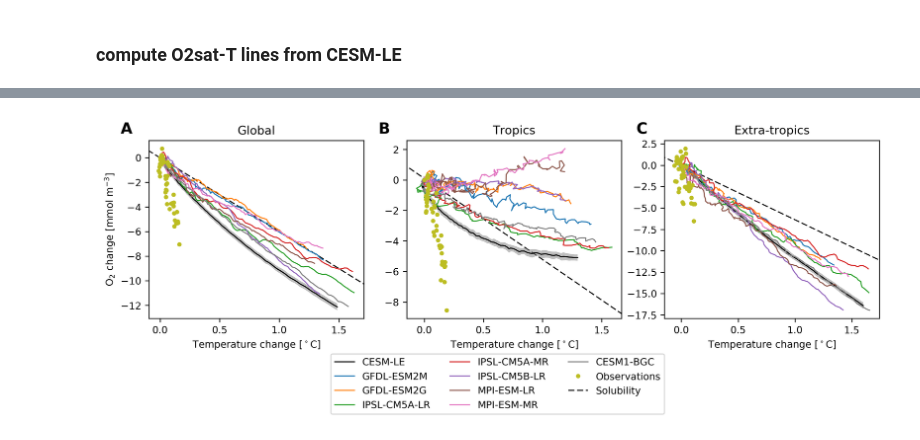
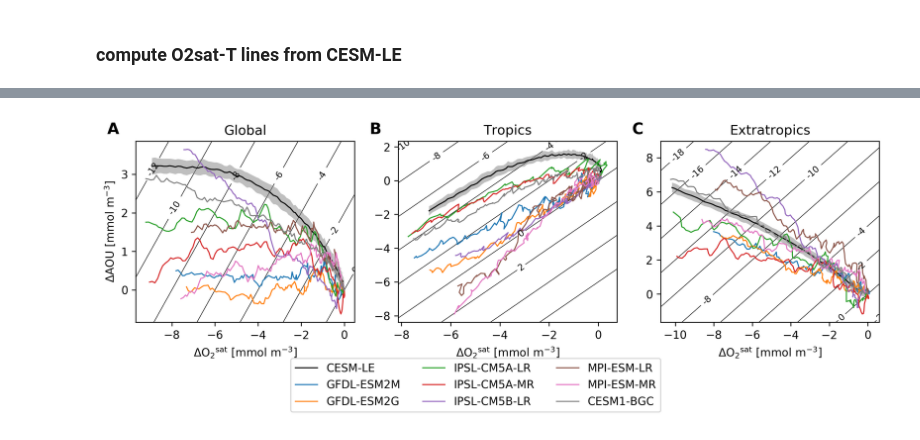
Before and after one commit to matt-long/iucn-deoxygenation-report, a Jupyter notebook: plot_tropical_hilat_phase.ipynb, the cells around one changed output, grey strips where cells are left out. Drawn from its saved outputs; the diff is of its cells as text; code cells hidden in the pictures.

```diff
--- a/plot_tropical_hilat_phase.ipynb
+++ b/plot_tropical_hilat_phase.ipynb
@@ -105,6 +105,7 @@ cmip['AOU'] = cmip.O2sat - cmip.O2
 
 #-- sort to make regions: global, low-lat, hi-lat
 cmip = cmip.sortby('region')
+cmip = cmip.assign_coords(region=region_names)
 cmip = cmip.transpose('model','time','region')
 #cmip = cmip.sel(model=['GFDL-ESM2M','IPSL-CM5A-LR','MPI-ESM-LR','CESM1-BGC'])
 cmip = cmip.sel(model=[m for m in model.values if m !='HADGEM'])
@@ -129,12 +143,16 @@ The observed O2 and T (ORAS4) time series, averaged over the high lat (>20N,S),
 matdata = sio.loadmat('data/WOD13_ORAS4_1958_2015.mat',
                        struct_as_record = False,
                        squeeze_me = True)
+yr = xr.DataArray(matdata['yr'],dims=('time'))
+
 T = xr.DataArray(matdata['Ta'],dims=('region','time'))
 o2 = xr.DataArray(matdata['O2a'],dims=('region','time'))
-yr = xr.DataArray(matdata['yr'],dims=('time'))
-region = xr.DataArray(np.array([1,2,0]),dims=('region'))
+
+region = xr.DataArray(np.array([2,1,0]),dims=('region'))
+
 obs = xr.Dataset({'TEMP':T,'O2':o2,'time':yr,'region':region})
 obs = obs.sortby('region')
 obs = obs.transpose('time','region')
+obs = obs.assign_coords(region = region_names)
 obs
 # %% [output]
@@ -148,0 +167,7 @@ Data variables:
+# %%
+for i in range(len(obs.region)):
+    fig = plt.figure(figsize=(12,4))
+    ax = fig.add_subplot(1,2,1)
+    obs.O2.isel(region=i).plot(ax=ax)
+    ax = fig.add_subplot(1,2,2)
+    obs.TEMP.isel(region=i).plot(ax=ax)
@@ -168,8 +197,7 @@ Data variables:
 # %% [markdown]
 ### compute differences from baseline for each dataset
 # %%
-period = [(1970,2010),(1970,2100)]
-
+period = [(1970,2014),(1970,2100)]
 dcesm_le = []
 scesm_le = []
 dcmip = []
@@ -217,51 +359,61 @@ print period
 # %%
-plot_name = os.path.join(diro['fig'],'o2change-temp-phase-diag.pdf')
+plot_name = os.path.join(diro['fig'],'aou-o2sat-phase-diag.pdf')
 fig = plt.figure(figsize=(12,3),dpi=300)
 gs = gridspec.GridSpec(1,3)
 matplotlib.rcParams['contour.negative_linestyle'] = 'solid'
 
-for ir,region in enumerate(['Global','Tropics','Extra-tropics']):
+for ip,region in enumerate(['Global','Tropics','Extratropics']):
     i = region_names.index(region)
 
-    ax = fig.add_subplot(gs[0,ir])
-    ax.plot(dcesm_le[1].TEMP[:,i],dcesm_le[1].O2[:,i],'k-',linewidth=1.,label='CESM-LE')
-    ax.fill_between(dcesm_le[1].TEMP[:,i],dcesm_le[1].O2[:,i]+scesm_le[1].O2[:,i],dcesm_le[1].O2[:,i]-scesm_le[1].O2[:,i],
-                  facecolor='gray',alpha=0.5)
+    ax = fig.add_subplot(gs[0,ip])
+    ax.plot(dcesm_le[1].O2sat[:,i],dcesm_le[1].AOU[:,i],'k-',linewidth=1.,label='CESM-LE')
+    ax.fill_between(dcesm_le[1].O2sat[:,i],dcesm_le[1].AOU[:,i]+scesm_le[1].AOU[:,i],dcesm_le[1].AOU[:,i]-scesm_le[1].AOU[:,i],
+                    facecolor='gray',alpha=0.5)
 
     for im,m in enumerate(cmip.model.values):
-        ax.plot(dcmip[1].TEMP[im,:,i],dcmip[1].O2[im,:,i],'-',linewidth=1,label=m)
+        ax.plot(dcmip[1].O2sat[im,:,i],dcmip[1].AOU[im,:,i],'-',linewidth=1,label=m)
 
-    ax.plot(dobs[1].TEMP[:,i],dobs[1].O2[:,i],'.',label='Observations')
+    ax.set_title(region)
 
-    xlm = ax.get_xlim()
-    ylm = ax.get_ylim()
-    ax.plot(O2sat_x[1][:,i],O2sat_y[1][:,i],'--',linewidth=1,color='k',label='Solubility',zorder=-10)
-    ax.set_xlim(xlm)
-    ax.set_ylim(ylm)
-    ax.set_title(region)
 
 axs = fig.get_axes()
 handles, labels = ax.get_legend_handles_labels()
 axs[-1].legend(handles, labels,loc=0,
            bbox_to_anchor=(0, -0.2),
-           ncol=3, borderaxespad=0.)#,mode="expand")
-
+           ncol=3, borderaxespad=0.)
 
 for i,ax in enumerate(axs):
-    ax.set_xlabel('Temperature change [$^\circ$C]')
+    xlm = ax.get_xlim()
+    ylm = ax.get_ylim()
+    x = np.arange(xlm[0]-1,xlm[1]+1.2,0.2)
+    y = np.arange(ylm[0]-1,ylm[1]+1.2,0.2)
+    x,y = np.meshgrid(x,y)
+    z = x - y
+    cs = ax.contour(x,y,z,levels=np.arange(-20,7,2),colors='black',linewidths=0.5,zorder=-10)
+    cs.levels = [plot_tools.contour_label_format(val) for val in cs.levels]
+    fmt = '%r'
+    #-- add contour labels
+    lb = plt.clabel(cs, fontsize=8,
+                   inline = True,
+                   fmt=fmt)
+    ax.set_xlim(xlm)
+    ax.set_ylim(ylm)
+
+    ax.set_xlabel('$\Delta$O${_{2}}^{sat}$ [mmol m$^{-3}$]')
+
     if i == 0:
-        ax.set_ylabel('O${_{2}}$ change [mmol m$^{-3}$]')
+        ax.set_ylabel('$\Delta$$AOU$ [mmol m$^{-3}$]')
 
 
 alp = [chr(i).upper() for i in range(97,97+26)]
 for i,ax in enumerate(axs):
     p = ax.get_position()
     y = p.y1+0.03
     x = p.x0-0.03
     fig.text(x,y,'%s'%alp[i],
              fontsize=14.,
              fontweight = 'semibold')
 
 plt.savefig(plot_name,bbox_inches='tight')
 # %% [output]
-[figure, old version]
+[figure, new version]
```
Also changed, not shown: parts of 9 cells of this notebook, 4 other files.
